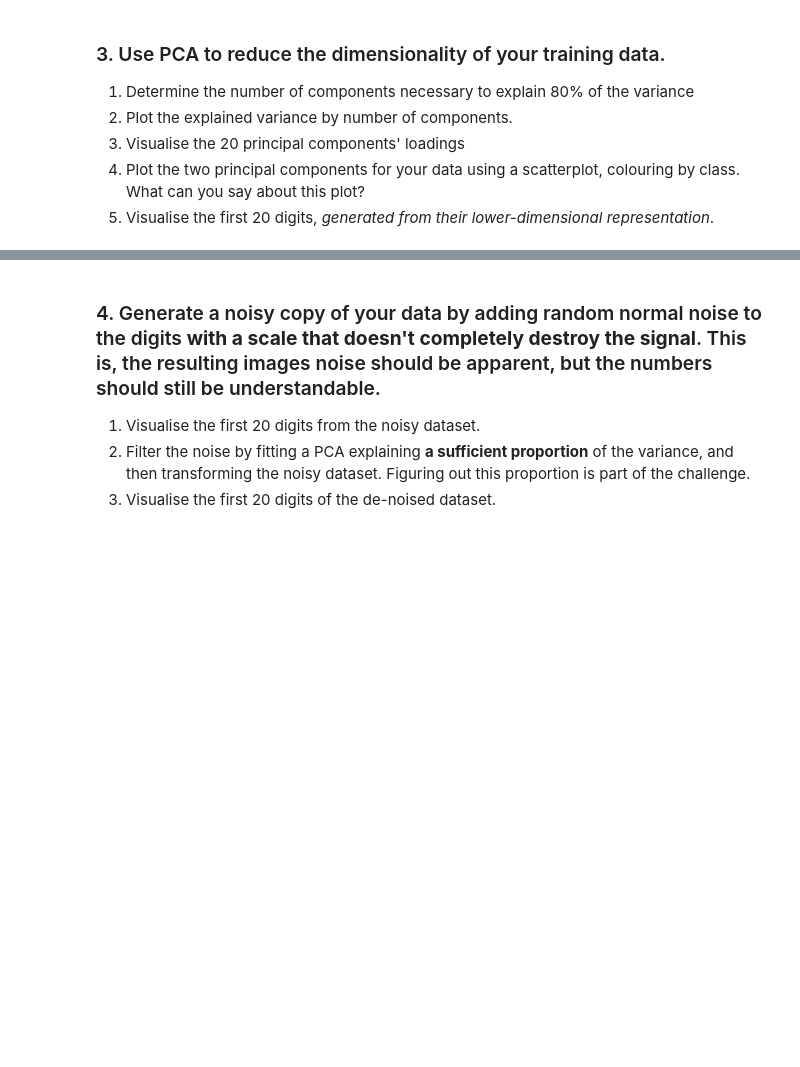
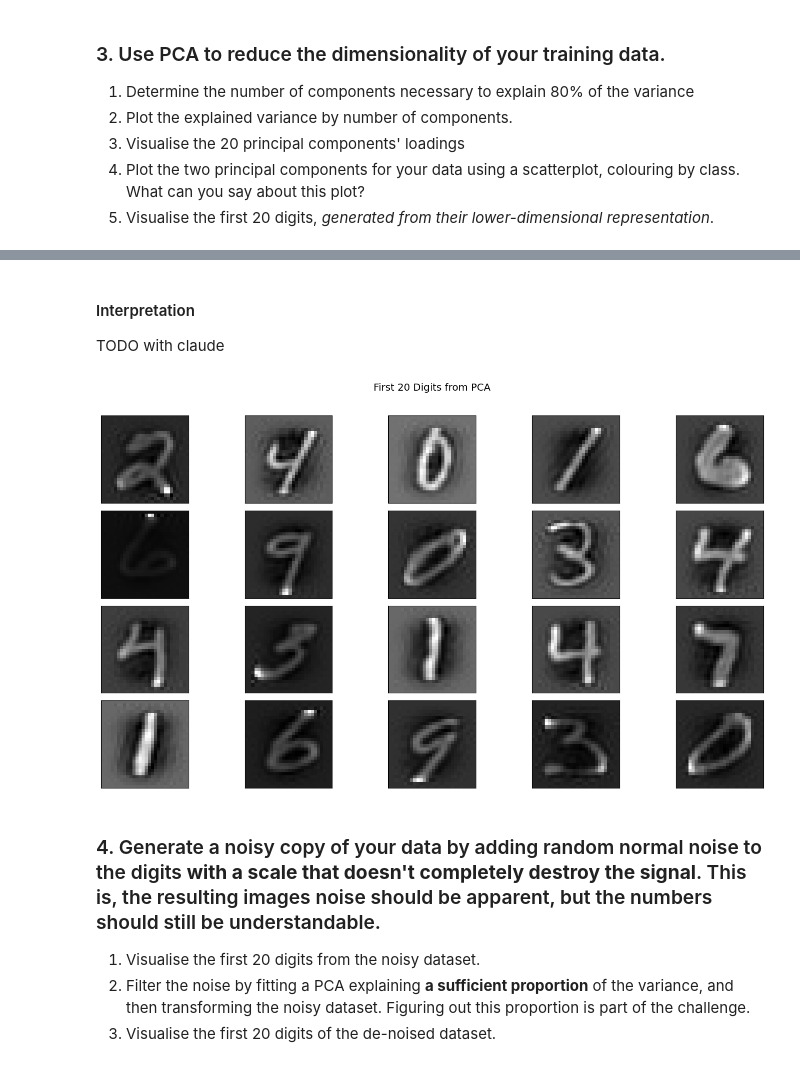
Before and after one commit to OscarIsorez/ComputerVision, a Jupyter notebook: CSC3831_Part_I/Coursework/Part2_Coursework.ipynb, the cells around one changed output, grey strips where cells are left out. Saved outputs shown, nothing was run; the diff lists cells and outputs as text; code cells hidden in the pictures; blank space fills up the shorter version.

```diff
--- a/CSC3831_Part_I/Coursework/Part2_Coursework.ipynb
+++ b/CSC3831_Part_I/Coursework/Part2_Coursework.ipynb
@@ -117,20 +122,25 @@ print("score : " + str(best_model.score(test_img_scaled, test_labels)))
 # %%
 
 
-plt.figure(figsize=(15, 8))
-for i in range(10):
-    plt.subplot(2, 5, i + 1)
-    weights = best_model.coef_[i].reshape(28, 28)
-    plt.imshow(weights, cmap='seismic', interpolation='nearest')
-    plt.title(f'Digit {i}')
-    plt.colorbar()
-plt.tight_layout()
-plt.show()
+def plot_classification_vectors(model):
+    plt.figure(figsize=(15, 8))
+    for i in range(10):
+        plt.subplot(2, 5, i + 1)
+        weights = model.coef_[i].reshape(28, 28)
+        plt.imshow(weights, cmap='seismic', interpolation='nearest')
+        plt.title(f'Digit {i}')
+        plt.colorbar()
+    plt.tight_layout()
+    plt.show()
+    plt.close()
+
+plot_classification_vectors(best_model)
 
 
-# https://scikit-learn.org/stable/modules/preprocessing.html
 
-# user a scaler :
+# user a scaler:
 # https://github.com/mGalarnyk/Python_Tutorials/blob/master/Sklearn/PCA/PCA_to_Speed-up_Machine_Learning_Algorithms.ipynb
 
+#  Documentation and resources on the topic:
+# https://scikit-learn.org/stable/modules/preprocessing.html
 # https://machinelearningmastery.com/hyperparameters-for-classification-machine-learning-algorithms/
@@ -208,3 +252,25 @@ def plot_P1_over_P2(pca):
+# %% [markdown]
+#### Interpretation
+
+TODO with claude
+# %%
+# 5. Visualise the first 20 digits, *generated from their lower-dimensional representation*.
+
+def plot_digits_from_pca(pca, data):
+    fig, ax = plt.subplots(4, 5, figsize=(15, 8))
+    for i, axi in enumerate(ax.flat):
+        digit = pca.inverse_transform(data[i]).reshape(28, 28)
+        axi.imshow(digit, cmap='gray')
+        axi.set(xticks=[], yticks=[])
+    plt.suptitle('First 20 Digits from PCA', y=1.02, size=14)
+    plt.tight_layout()
+    # plt.savefig('pca_digits.png')
+    plt.show()
+    plt.close()
+
+plot_digits_from_pca(pca, train_img_pca)
+# %% [output]
+[figure, added]
 # %% [markdown]
 ### 4. Generate a noisy copy of your data by adding random normal noise to the digits **with a scale that doesn't completely destroy the signal**. This is, the resulting images noise should be apparent, but the numbers should still be understandable.
 
```
Also changed, not shown: parts of 18 cells of this notebook, 2 other files.
